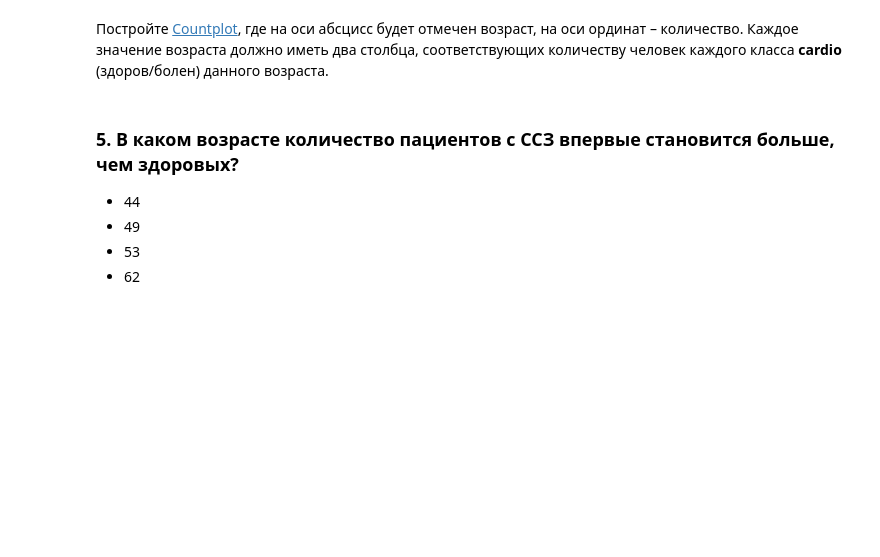
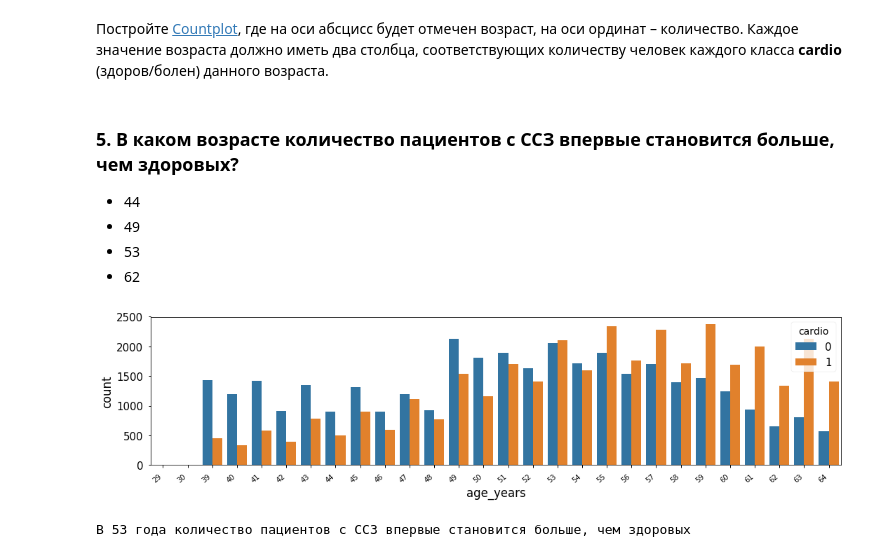
Before and after one commit to litichevskiydv/OdsCourse, a Jupyter notebook: homeworks/hw2_session3_visual_data_analysis.ipynb, the cells around one changed output. Saved outputs shown, nothing was run; the diff lists cells and outputs as text; code cells hidden in the pictures; blank space fills up the shorter version.

```diff
--- a/homeworks/hw2_session3_visual_data_analysis.ipynb
+++ b/homeworks/hw2_session3_visual_data_analysis.ipynb
@@ -318,0 +317,10 @@ train['age_years'] = (train['age'] // 365.25).astype(int)
+# %%
+plt.figure(figsize=(15,4))
+ax = sns.countplot(x='age_years', hue='cardio', data=train)
+ax.set_xticklabels(ax.get_xticklabels(), rotation=40, ha="right", fontsize=10)
+plt.tight_layout()
+plt.show()
+print('В 53 года количество пациентов с ССЗ впервые становится больше, чем здоровых')
+# %% [output]
+[figure, added]
+В 53 года количество пациентов с ССЗ впервые становится больше, чем здоровых
```
Also changed, not shown: parts of 1 cell of this notebook.
